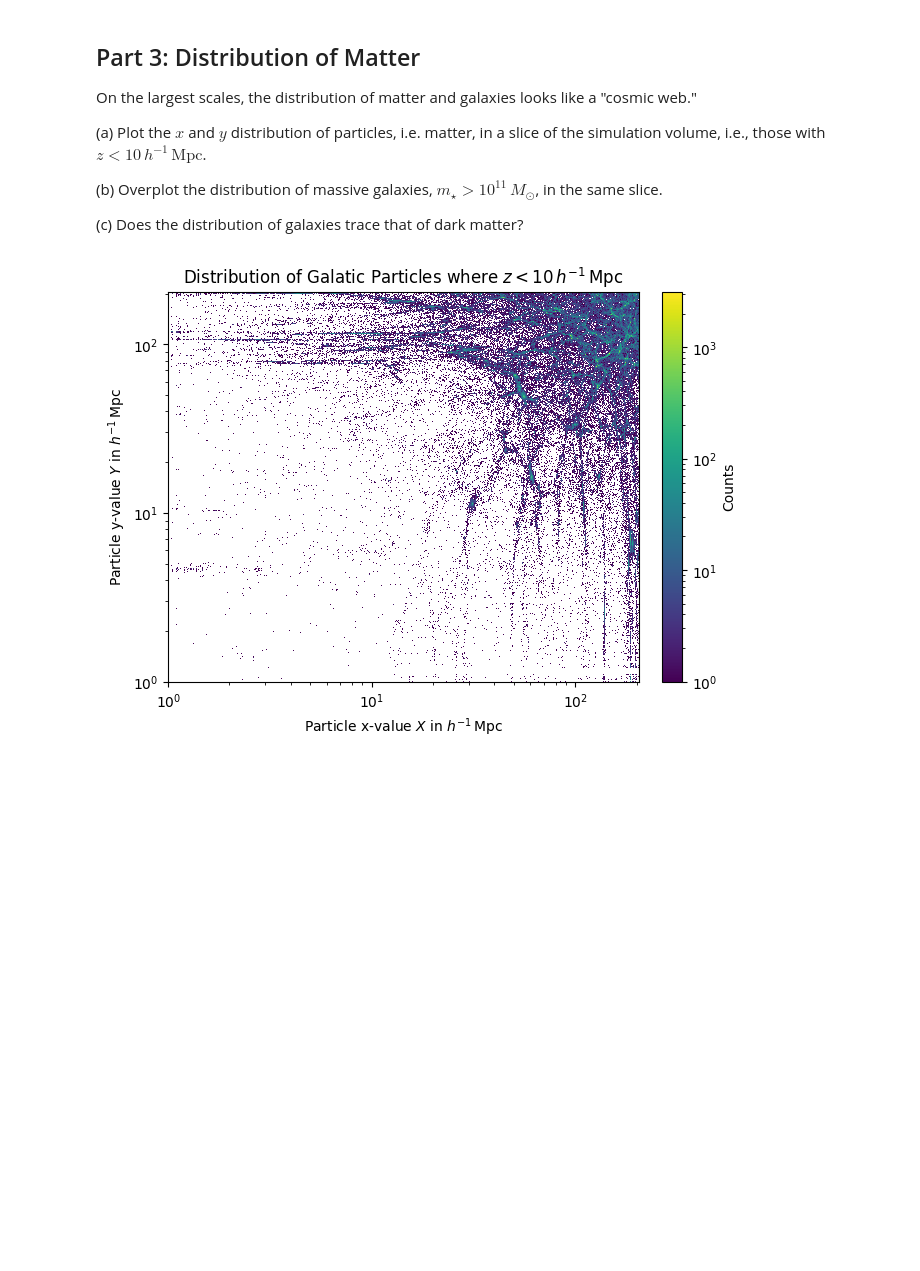
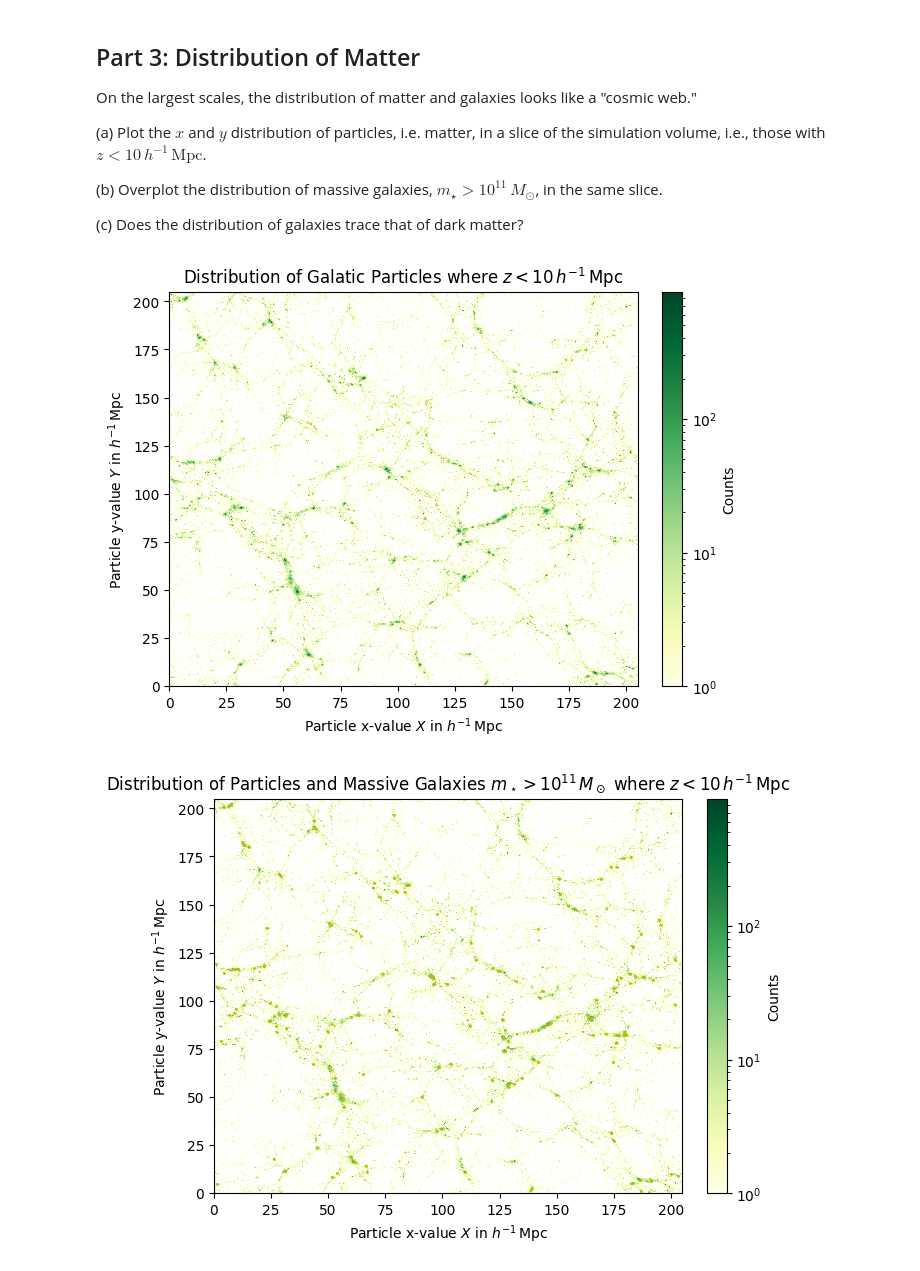
Before and after one commit to queue-h/ISCI-396, a Jupyter notebook: data_visualization/Class_3.ipynb, the cells around one changed output. Drawn from its saved outputs; the diff is of its cells as text; code cells hidden in the pictures; blank space fills up the shorter version.

```diff
--- a/data_visualization/Class_3.ipynb
+++ b/data_visualization/Class_3.ipynb
@@ -285,32 +300,57 @@ On the largest scales, the distribution of matter and galaxies looks like a "cos
 # %%
 import pandas as pd
 import matplotlib.pyplot as plt
 from matplotlib.colors import LogNorm
+from matplotlib import colormaps
 
 # plot particle data
 particle_data = pd.read_csv('./data/Class_3_particles.csv')
 px_list = particle_data['x']
 py_list = particle_data['y']
 pz_list = particle_data['z']
 
 pz_slice = pz_list < 10
 slice_px = px_list[pz_slice]
 slice_py = py_list[pz_slice]
 
 fig, ax = plt.subplots(layout='constrained')
 
-ax.set_yscale('log')
-ax.set_xscale('log')
-
-x_bins = np.geomspace(1, max(slice_px), 1000)
-y_bins = np.geomspace(1, max(slice_py), 1000)
+x_bins = 1000
+y_bins = 1000
 
 plt.title(r'Distribution of Galatic Particles where $z < 10 \, h^{-1} \, \mathrm{Mpc}$')
 plt.xlabel(r'Particle x-value $X$ in $h^{-1} \, \mathrm{Mpc}$')
 plt.ylabel(r'Particle y-value $Y$ in $h^{-1} \, \mathrm{Mpc}$')
 
-plt.hist2d(slice_px, slice_py, norm=LogNorm(), bins = (x_bins, y_bins))
-colorbar = plt.colorbar(label = 'Counts')
+plt.hist2d(slice_px, slice_py, norm=LogNorm(), cmap = colormaps['YlGn'], bins = (x_bins, y_bins))
+plt.colorbar(label = 'Counts')
 plt.show()
+
+# galaxy data
+galaxy_data = pd.read_csv('./data/Class_3_galaxies.csv')
+gx_list = galaxy_data['x']
+gy_list = galaxy_data['y']
+gz_list = galaxy_data['z']
+gm_list = galaxy_data['mstar']
+
+big_m = gm_list > pow(10, 11)
+slice_gz = gz_list < 10
+big_slice_gx = (gx_list[slice_gz])[big_m]
+big_slice_gy = (gy_list[slice_gz])[big_m]
+
+fig, ax = plt.subplots(layout='constrained')
+
+x_bins = 1000
+y_bins = 1000
+
+plt.title(r'Distribution of Particles and Massive Galaxies $m_\star > 10^{11} \, M_\odot$ where $z < 10 \, h^{-1} \, \mathrm{Mpc}$')
+plt.xlabel(r'Particle x-value $X$ in $h^{-1} \, \mathrm{Mpc}$')
+plt.ylabel(r'Particle y-value $Y$ in $h^{-1} \, \mathrm{Mpc}$')
+
+plt.hist2d(slice_px, slice_py, norm=LogNorm(), cmap = colormaps['YlGn'], bins = (x_bins, y_bins))
+plt.colorbar(label = 'Counts')
+plt.scatter(big_slice_gx, big_slice_gy, s = 1, c = 'y')
+plt.show()
 # %% [output]
-[figure, old version]
+[figure, new version]
+[figure, added]
```
Also changed, not shown: parts of 5 cells of this notebook.
